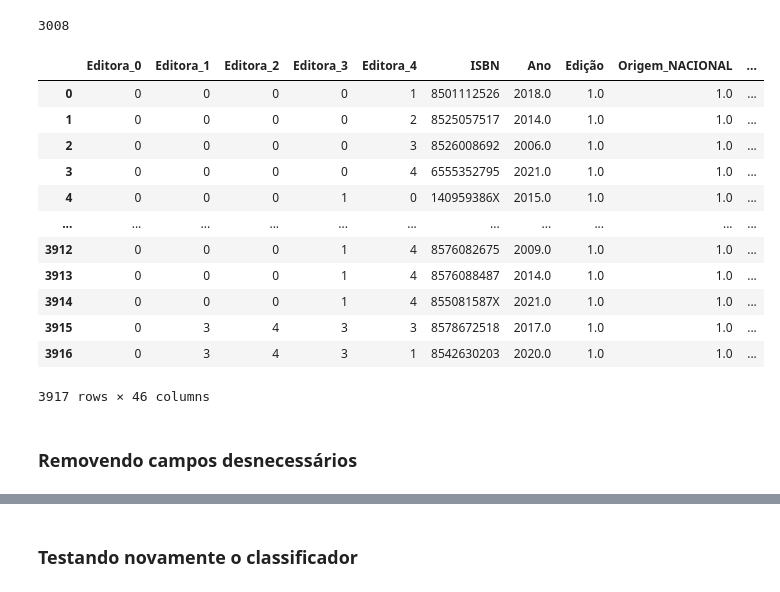
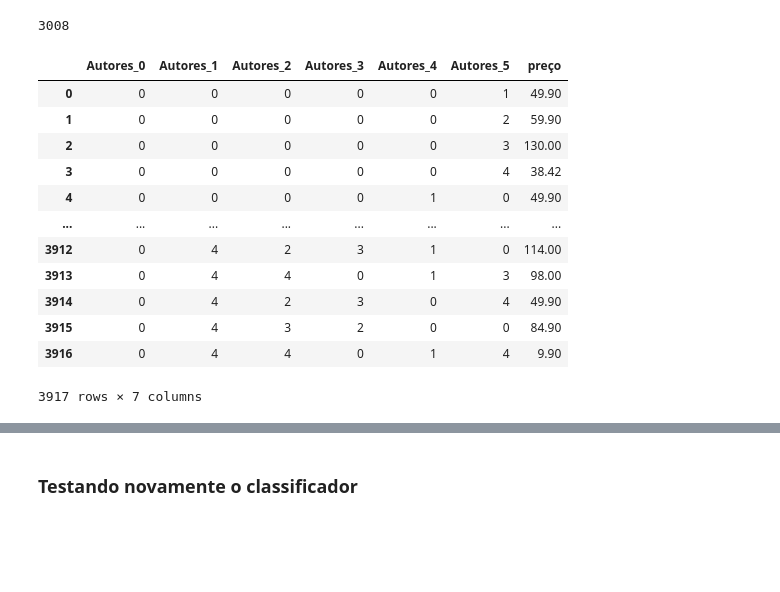
Before and after one commit to CaioViktor/Curso_Ciencias_de_Dados, a Jupyter notebook: trabalho/trab3/experiments_models.ipynb, the cells around one changed output, grey strips where cells are left out. Drawn from its saved outputs; the diff is of its cells as text; code cells hidden in the pictures; blank space fills up the shorter version.

```diff
--- a/trabalho/trab3/experiments_models.ipynb
+++ b/trabalho/trab3/experiments_models.ipynb
@@ -263,21 +418,19 @@ data_encoded['Autores'].nunique()
 3008
 # %%
 encoder= ce.BaseNEncoder(cols=['Autores'],return_df=True,base=5)
-data_encoded=encoder.fit_transform(data_encoded)
+data_encoded=encoder.fit_transform(df[['Autores','preço']])
 data_encoded
 # %% [output]
-|  | Editora_0 | Editora_1 | Editora_2 | Editora_3 | Editora_4 | ISBN | Ano | Edição | Origem_NACIONAL | ... |
-| 0 | 0 | 0 | 0 | 0 | 1 | 8501112526 | 2018.0 | 1.0 | 1.0 | ... |
-| 1 | 0 | 0 | 0 | 0 | 2 | 8525057517 | 2014.0 | 1.0 | 1.0 | ... |
-| 2 | 0 | 0 | 0 | 0 | 3 | 8526008692 | 2006.0 | 1.0 | 1.0 | ... |
-| 3 | 0 | 0 | 0 | 0 | 4 | 6555352795 | 2021.0 | 1.0 | 1.0 | ... |
-| 4 | 0 | 0 | 0 | 1 | 0 | 140959386X | 2015.0 | 1.0 | 1.0 | ... |
-| ... | ... | ... | ... | ... | ... | ... | ... | ... | ... | ... |
-| 3912 | 0 | 0 | 0 | 1 | 4 | 8576082675 | 2009.0 | 1.0 | 1.0 | ... |
-| 3913 | 0 | 0 | 0 | 1 | 4 | 8576088487 | 2014.0 | 1.0 | 1.0 | ... |
-| 3914 | 0 | 0 | 0 | 1 | 4 | 855081587X | 2021.0 | 1.0 | 1.0 | ... |
-| 3915 | 0 | 3 | 4 | 3 | 3 | 8578672518 | 2017.0 | 1.0 | 1.0 | ... |
-| 3916 | 0 | 3 | 4 | 3 | 1 | 8542630203 | 2020.0 | 1.0 | 1.0 | ... |
+|  | Autores_0 | Autores_1 | Autores_2 | Autores_3 | Autores_4 | Autores_5 | preço |
+| 0 | 0 | 0 | 0 | 0 | 0 | 1 | 49.90 |
+| 1 | 0 | 0 | 0 | 0 | 0 | 2 | 59.90 |
+| 2 | 0 | 0 | 0 | 0 | 0 | 3 | 130.00 |
+| 3 | 0 | 0 | 0 | 0 | 0 | 4 | 38.42 |
+| 4 | 0 | 0 | 0 | 0 | 1 | 0 | 49.90 |
+| ... | ... | ... | ... | ... | ... | ... | ... |
+| 3912 | 0 | 4 | 2 | 3 | 1 | 0 | 114.00 |
+| 3913 | 0 | 4 | 4 | 0 | 1 | 3 | 98.00 |
+| 3914 | 0 | 4 | 2 | 3 | 0 | 4 | 49.90 |
+| 3915 | 0 | 4 | 3 | 2 | 0 | 0 | 84.90 |
+| 3916 | 0 | 4 | 4 | 0 | 1 | 4 | 9.90 |
-3917 rows × 46 columns
+3917 rows × 7 columns
-# %% [markdown]
-### Removendo campos desnecessários
```
Also changed, not shown: parts of 50 cells of this notebook.
